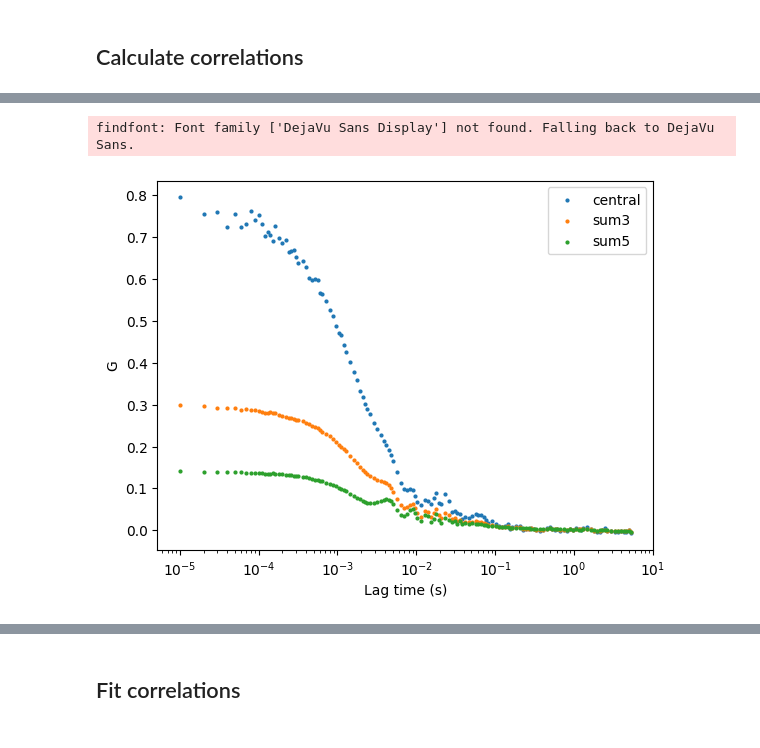
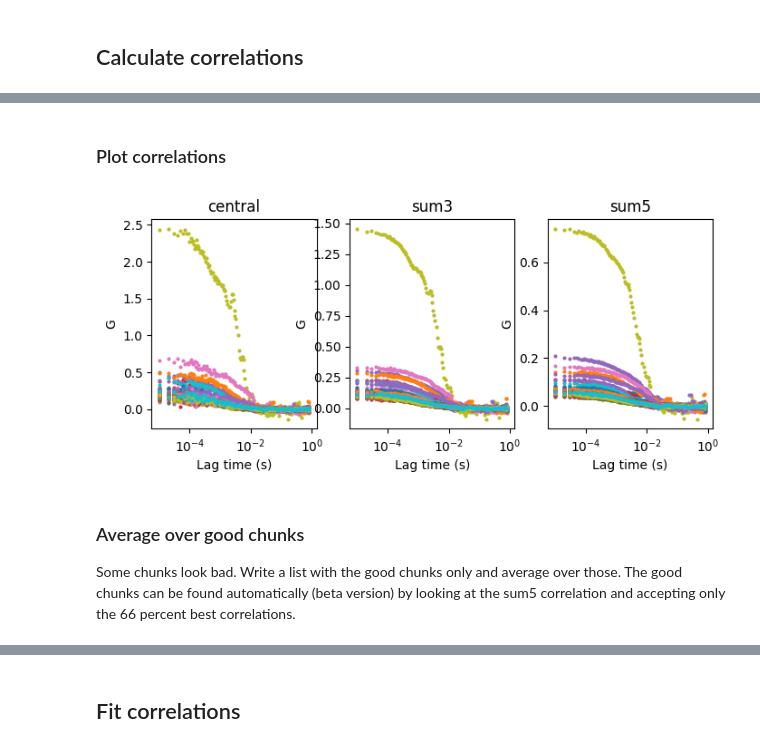
Before and after one commit to VicidominiLab/BrightEyes-FFS, a Jupyter notebook: example_notebooks/Example_spot_variation_fcs.ipynb, the cells around one changed output, grey strips where cells are left out. Cells and saved outputs as stored; diff of their text form; code cells hidden in the pictures.

```diff
--- a/example_notebooks/Example_spot_variation_fcs.ipynb
+++ b/example_notebooks/Example_spot_variation_fcs.ipynb
@@ -13,9 +23,13 @@ File name and correlations to calculate
 # %%
-file = r'C:\Users\eslenders\OneDrive - Fondazione Istituto Italiano Tecnologia\SPAD-FCS\Data\20211130 beads Nikon School\beads20nm.bin'
+file = r'Y:\Data MMS server\FCS_Setup\NIsystem\2025\2025-04-30_beads\01_20nmbeads_488_LP57_y_100_x_100.bin'
 list_of_g = ['central', 'sum3', 'sum5']
+algorithm = 'multipletau' #'multipletau' for time-domain calculation, 'wiener-khinchin' for fft based calculation
+accuracy = 20 # the higher this number, the more points the correlation will have
+split = 1 # split the data in segments of this length (in seconds) and calculate the ACF for each segment separately
+time_trace = True # return also the intensity time trace
 # %% [markdown]
 ## Calculate correlations
 # %%
-G, time_trace = correlate(file, list_of_g=list_of_g, accuracy=16, split=10, time_trace=True)
+G, time_trace = correlate(file, list_of_g=list_of_g, algorithm=algorithm, accuracy=accuracy, split=split, time_trace=time_trace)
 # %% [output]
 +--------------------+
@@ -61,12 +73,21 @@ Text(0, 0.5, 'Photon counts per bin')
+# %% [markdown]
+### Plot correlations
 # %%
-plt.figure()
-for corr in list_of_g:
-    Gsingle = getattr(G, corr + '_average')
-    plt.scatter(Gsingle[1:,0], Gsingle[1:,1], s=4, label=corr)
-plt.legend()
-plt.xlabel('Lag time (s)')
-plt.ylabel('G')
-plt.xscale('log')
+num_chunks = G.num_chunks
+
+f, axs = plt.subplots(1, len(list_of_g), figsize=(8,3))
+
+for i, corr in enumerate(list_of_g):
+    for j in range(num_chunks):
+        Gsingle = getattr(G, corr + '_chunk' + str(j))
+        axs[i].scatter(Gsingle[1:,0], Gsingle[1:,1], s=4, label='chunk ' + str(j))
+    axs[i].set_xscale('log')
+    axs[i].set_title(corr)
+    axs[i].set_xlabel('Lag time (s)')
+    axs[i].set_ylabel('G')
 # %% [output]
-findfont: Font family ['DejaVu Sans Display'] not found. Falling back to DejaVu Sans.
-[figure, old version]
+[figure, new version]
+# %% [markdown]
+### Average over good chunks
+
+Some chunks look bad. Write a list with the good chunks only and average over those. The good chunks can be found automatically (beta version) by looking at the sum5 correlation and accepting only the 66 percent best correlations.
```
Also changed, not shown: parts of 22 cells of this notebook, 37 other files.
